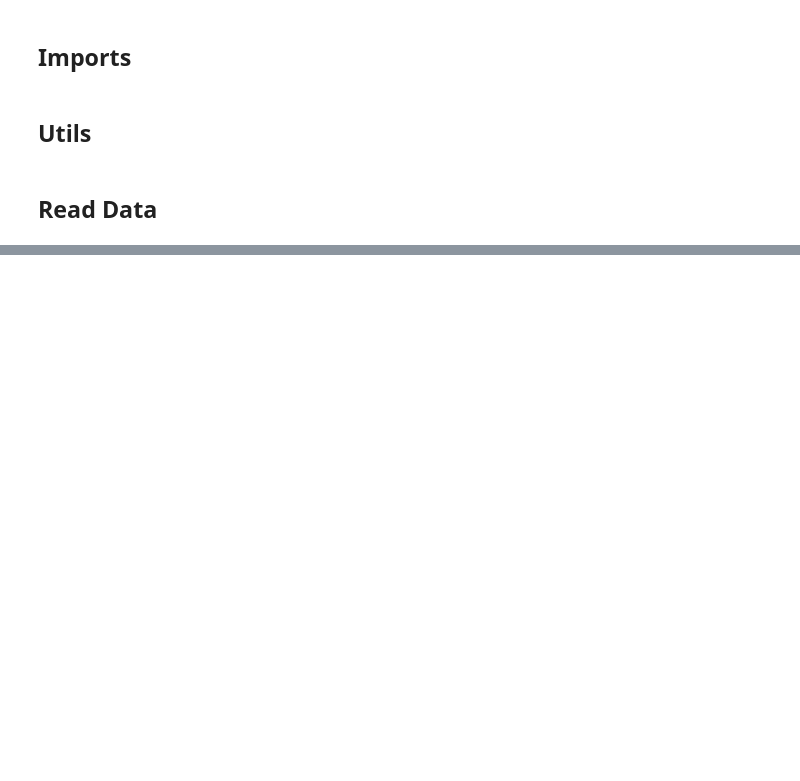
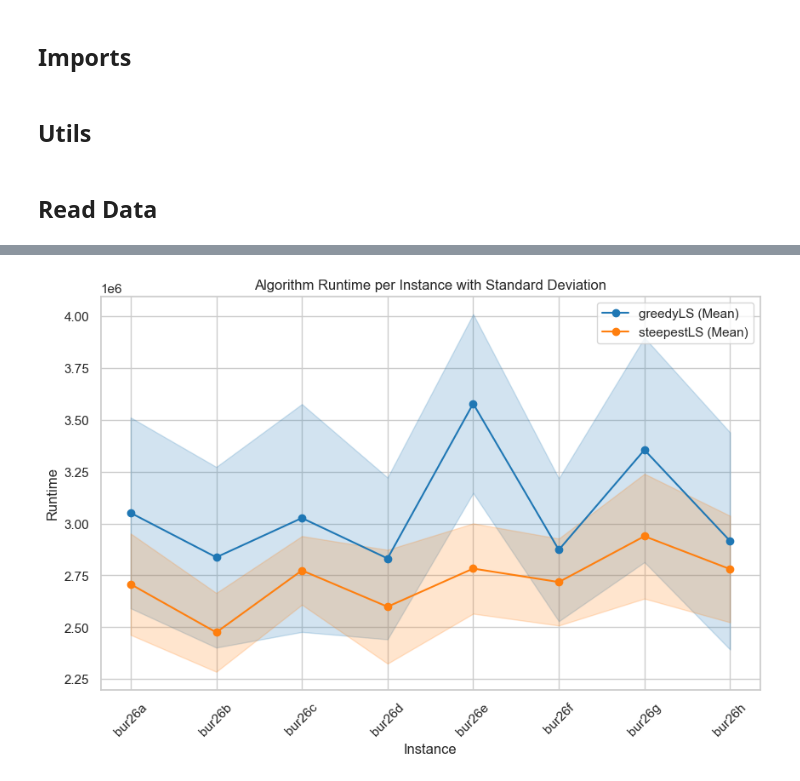
Before and after one commit to MatTheTab/Biologically_Inspired_Algorithms, a Jupyter notebook: LS_Results.ipynb, the cells around one changed output, grey strips where cells are left out. Drawn from its saved outputs; the diff is of its cells as text; code cells hidden in the pictures; blank space fills up the shorter version.

```diff
--- a/LS_Results.ipynb
+++ b/LS_Results.ipynb
@@ -115,0 +148,5 @@ For the averages, we assess the stability of the results (standard deviations sh
+# %%
+ls_algorithms = summary[summary["Algorithm"].str.contains("LS")]
+plot_algorithms(ls_algorithms, title="Runtime")
+# %% [output]
+[figure, added]
```
Also changed, not shown: parts of 16 cells of this notebook, 6 other files.
